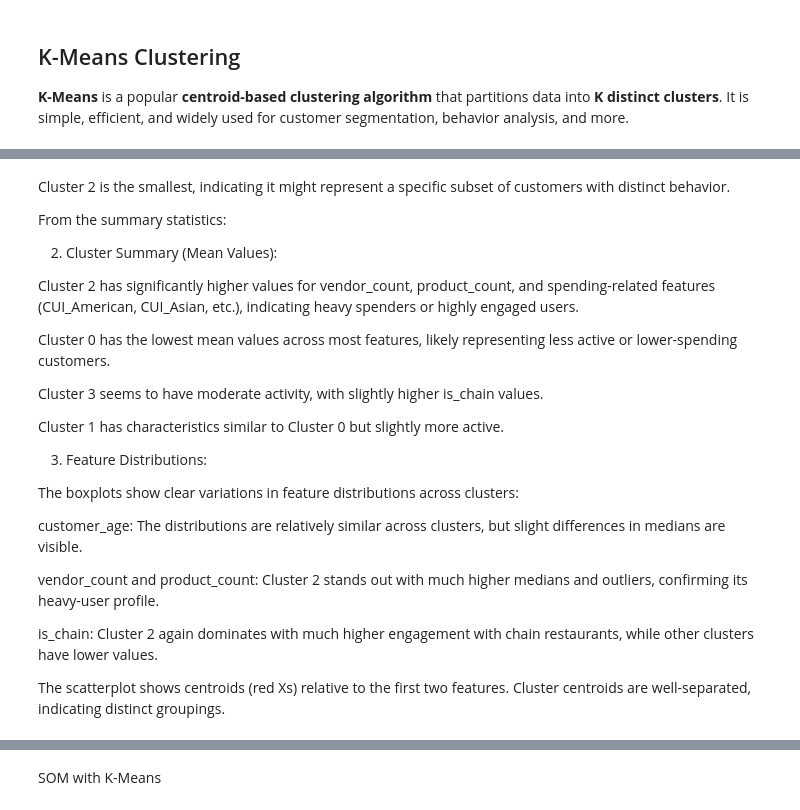
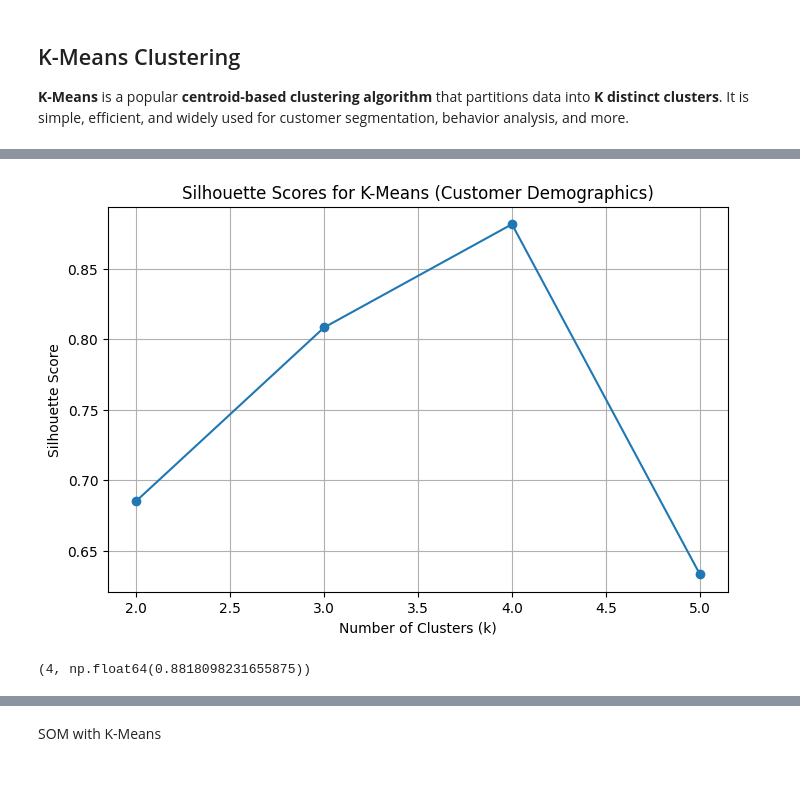
Before and after one commit to gugaaa1904/Data_Mining, a Jupyter notebook: Group 51 Clustering.ipynb, the cells around one changed output, grey strips where cells are left out. Saved outputs shown, nothing was run; the diff lists cells and outputs as text; code cells hidden in the pictures; blank space fills up the shorter version.

Commit message:
CLUSTERING LINDO

```diff
--- a/Group 51 Clustering.ipynb
+++ b/Group 51 Clustering.ipynb
@@ -118,0 +165,17 @@ K-PROTOTYPES
+# %%
+# Define the groups as subsets of the dataset
+group_1 = data[['customer_age', 'is_chain', 'regular_customer', 'cuisine_loyalty']]  # Customer Demographics
+group_2 = data[['weekend_spending', 'weekday_spending', 'weekend_spending_ratio',   # Spending Behavior
+                'products_per_vendor', 'region_avg_spending', 'age_spending_interaction']]
+group_3 = data[['first_order', 'last_order', 'last_promo', 'payment_method']]       # Order Timing & Promotions
+group_4 = data[['top_cuisine_ratio', 'vendor_count']]                               # Top-Specific Behavior # Top-Specific Behavior (Optional)
+
+# Display the group assignments for clarity
+groups_summary = {
+    "Group 1: Customer Demographics": group_1,
+    "Group 2: Spending Behavior": group_2,
+    "Group 3: Order Timing & Promotions": group_3,
+    "Group 4: Top-Specific Behavior (Optional)": group_4
+}
+
+groups_summary
@@ -368,26 +204,30 @@ Cluster
-# %% [markdown]
-Cluster 2 is the smallest, indicating it might represent a specific subset of customers with distinct behavior.
-
-From the summary statistics:
-
-2. Cluster Summary (Mean Values):
-
-Cluster 2 has significantly higher values for vendor_count, product_count, and spending-related features (CUI_American, CUI_Asian, etc.), indicating heavy spenders or highly engaged users.
-
-Cluster 0 has the lowest mean values across most features, likely representing less active or lower-spending customers.
-
-Cluster 3 seems to have moderate activity, with slightly higher is_chain values.
-
-Cluster 1 has characteristics similar to Cluster 0 but slightly more active.
-
-3. Feature Distributions:
-
-The boxplots show clear variations in feature distributions across clusters:
-
-customer_age: The distributions are relatively similar across clusters, but slight differences in medians are visible.
-
-vendor_count and product_count: Cluster 2 stands out with much higher medians and outliers, confirming its heavy-user profile.
-
-is_chain: Cluster 2 again dominates with much higher engagement with chain restaurants, while other clusters have lower values.
-
-The scatterplot shows centroids (red Xs) relative to the first two features. Cluster centroids are well-separated, indicating distinct groupings.
+# %%
+from sklearn.cluster import KMeans
+from sklearn.metrics import silhouette_score
+import matplotlib.pyplot as plt
+
+# Apply K-Means clustering for different numbers of clusters
+k_values = range(2, 6)  # Trying 2 to 5 clusters
+silhouette_scores = []
+
+for k in k_values:
+    kmeans = KMeans(n_clusters=k, random_state=42)
+    labels = kmeans.fit_predict(group_1)
+    score = silhouette_score(group_1, labels)
+    silhouette_scores.append(score)
+
+# Plot Silhouette Scores
+plt.figure(figsize=(8, 5))
+plt.plot(k_values, silhouette_scores, marker='o')
+plt.title("Silhouette Scores for K-Means (Customer Demographics)")
+plt.xlabel("Number of Clusters (k)")
+plt.ylabel("Silhouette Score")
+plt.grid(True)
+plt.show()
+
+# Optimal k (highest silhouette score)
+optimal_k = k_values[silhouette_scores.index(max(silhouette_scores))]
+optimal_k, max(silhouette_scores)
+# %% [output]
+[figure, added]
+(4, np.float64(0.8818098231655875))
```
Also changed, not shown: parts of 28 cells of this notebook, 1 other file.
